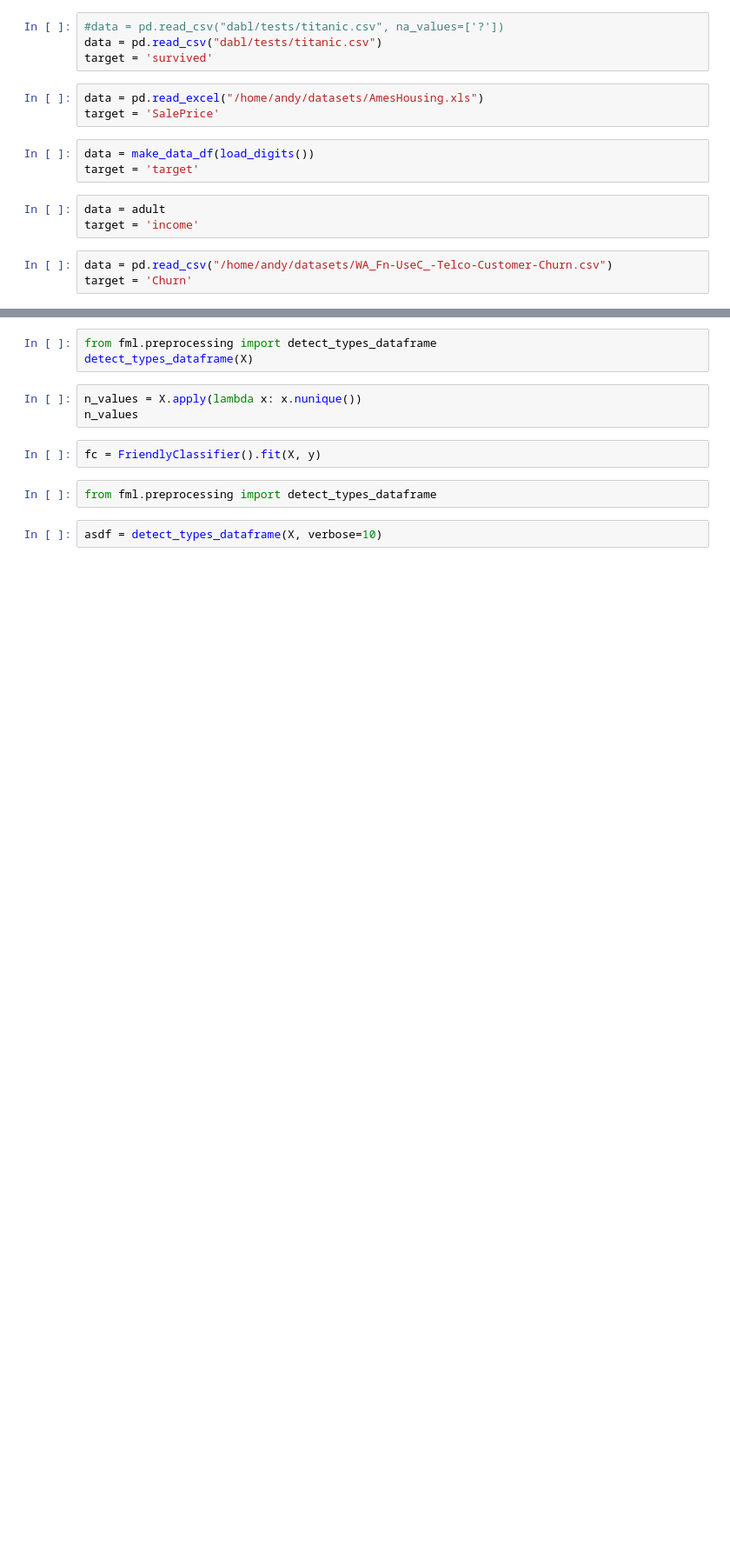
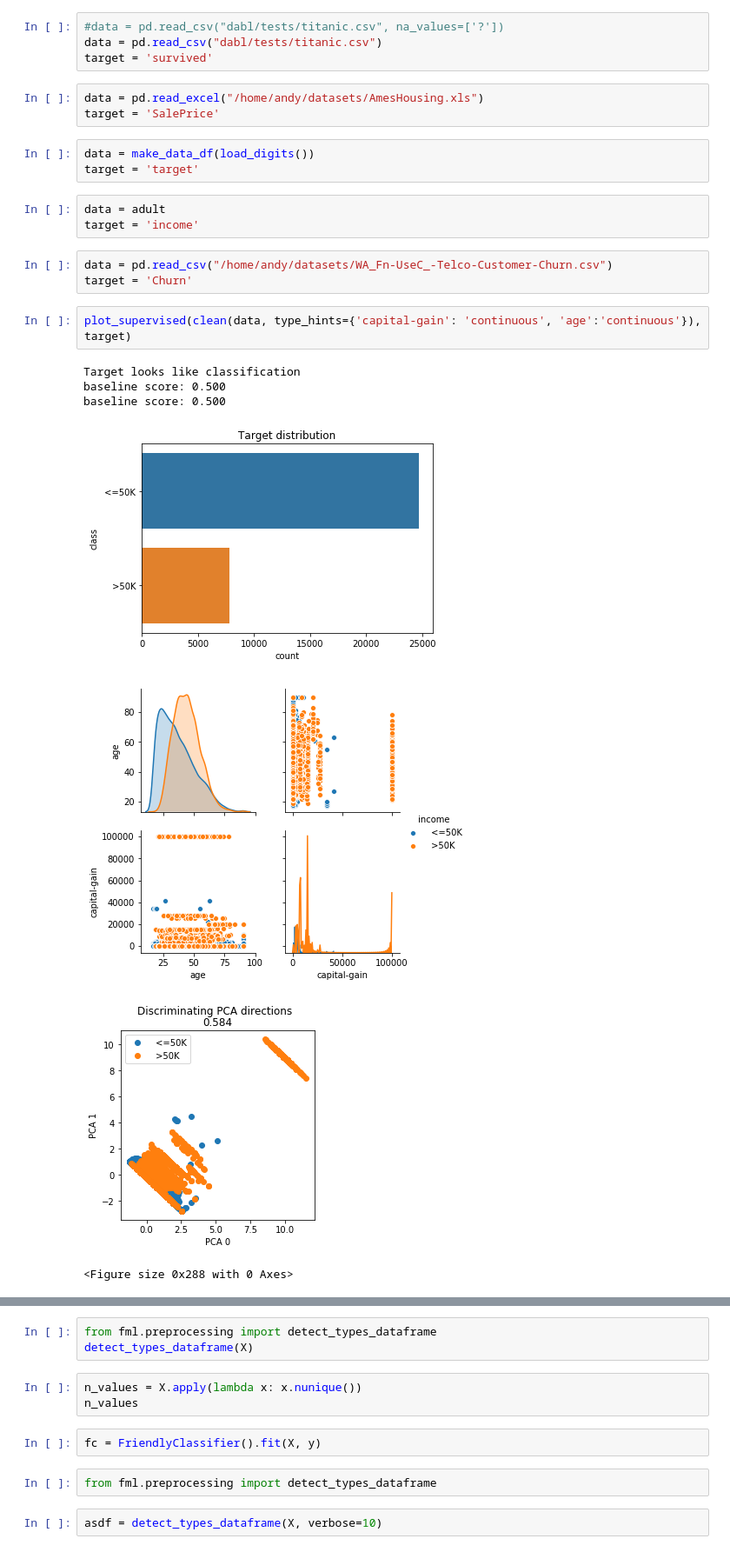
Before and after one commit to dabl/dabl, a Jupyter notebook: testing.ipynb, the cells around one changed output, grey strips where cells are left out. Shown at 87% size. Drawn from its saved outputs; the diff is of its cells as text; blank space fills up the shorter version.

```diff
--- a/testing.ipynb
+++ b/testing.ipynb
@@ -56,3 +91,13 @@ target = 'income'
 # %%
 data = pd.read_csv("/home/andy/datasets/WA_Fn-UseC_-Telco-Customer-Churn.csv")
 target = 'Churn'
+# %%
+plot_supervised(clean(data, type_hints={'capital-gain': 'continuous', 'age':'continuous'}), target)
+# %% [output]
+Target looks like classification
+baseline score: 0.500
+baseline score: 0.500
+[figure, added]
+[figure, added]
+[figure, added]
+<Figure size 0x288 with 0 Axes>
```
Also changed, not shown: parts of 35 cells of this notebook.
